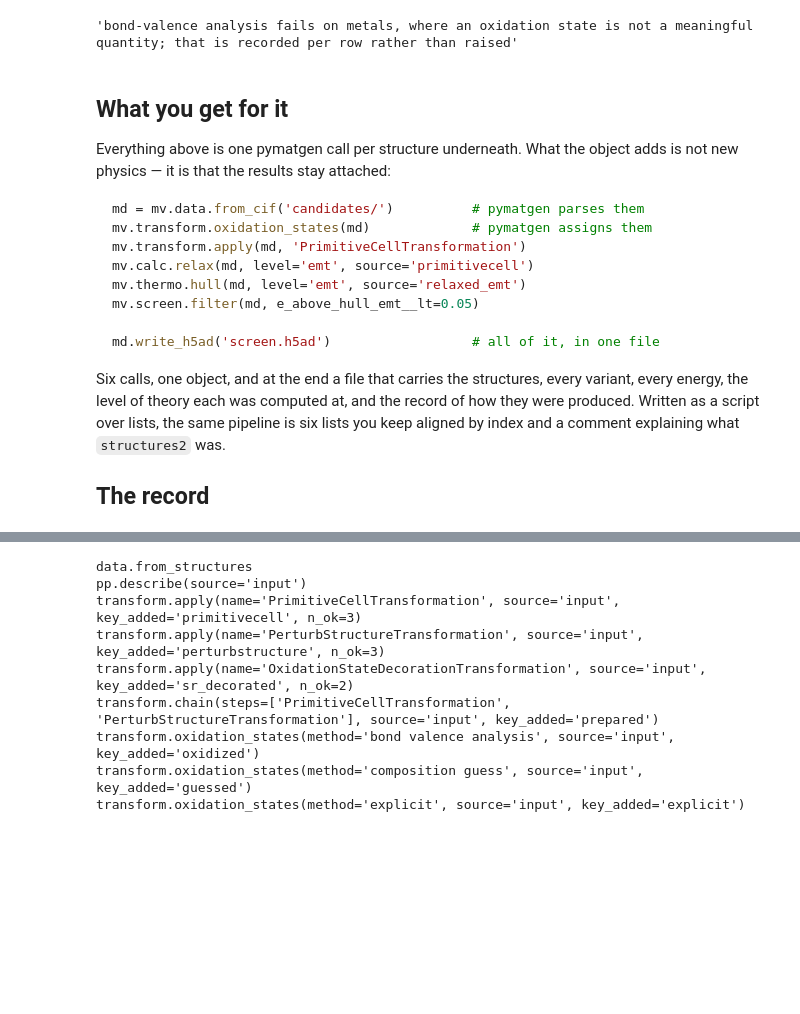
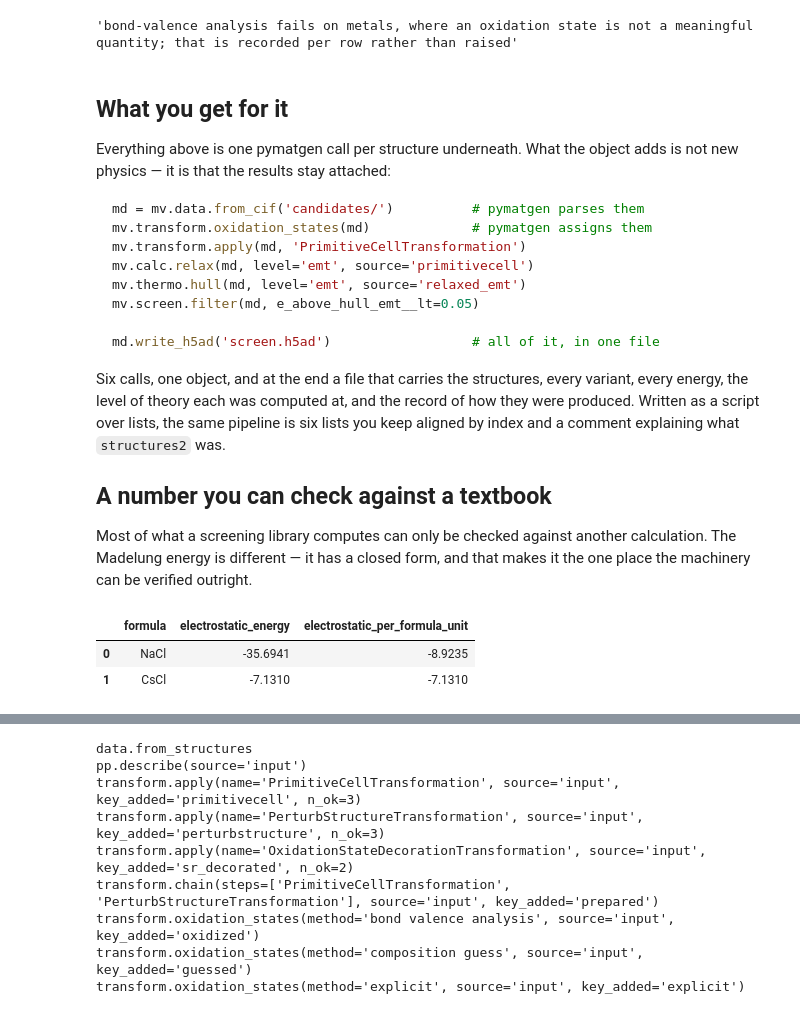
Before and after one commit to omicverse/matverse, a Jupyter notebook: matverse_guide/docs/tutorials/from_pymatgen.ipynb, the cells around one changed output, grey strips where cells are left out. Saved outputs shown, nothing was run; the diff lists cells and outputs as text; code cells hidden in the pictures; blank space fills up the shorter version.

```diff
--- a/matverse_guide/docs/tutorials/from_pymatgen.ipynb
+++ b/matverse_guide/docs/tutorials/from_pymatgen.ipynb
@@ -315,4 +315,25 @@ of how they were produced. Written as a script over lists, the same pipeline is
 six lists you keep aligned by index and a comment explaining what `structures2`
 was.
 
-## The record
+## A number you can check against a textbook
+
+Most of what a screening library computes can only be checked against another
+calculation. The Madelung energy is different — it has a closed form, and that
+makes it the one place the machinery can be verified outright.
+# %%
+rocksalt = Structure.from_spacegroup("Fm-3m", Lattice.cubic(5.64),
+                                     ["Na", "Cl"], [[0, 0, 0], [.5, .5, .5]])
+cscl = Structure(Lattice.cubic(4.11), ["Cs", "Cl"],
+                 [[0, 0, 0], [.5, .5, .5]])
+
+ionic = mv.data.from_structures([rocksalt, cscl])
+mv.pp.describe(ionic)
+mv.transform.oxidation_states(ionic)
+mv.prop.electrostatic(ionic, source="oxidized")
+
+ionic.obs[["formula", "electrostatic_energy",
+           "electrostatic_per_formula_unit"]].round(4)
+# %% [output]
+|  | formula | electrostatic_energy | electrostatic_per_formula_unit |
+| 0 | NaCl | -35.6941 | -8.9235 |
+| 1 | CsCl | -7.1310 | -7.1310 |
```
Also changed, not shown: parts of 2 cells of this notebook, 10 other files.
